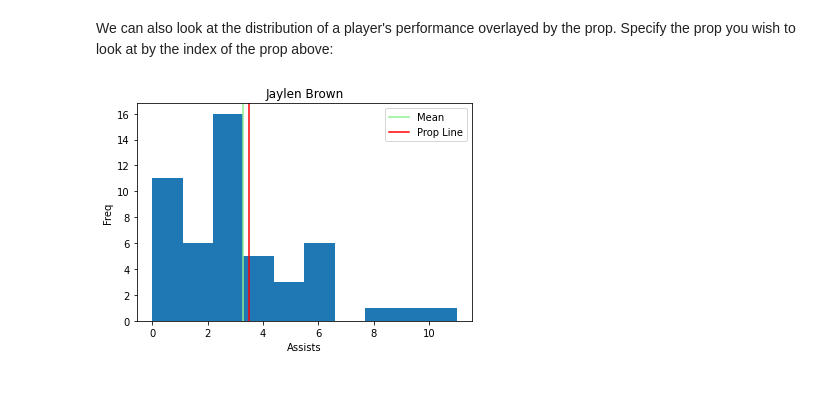
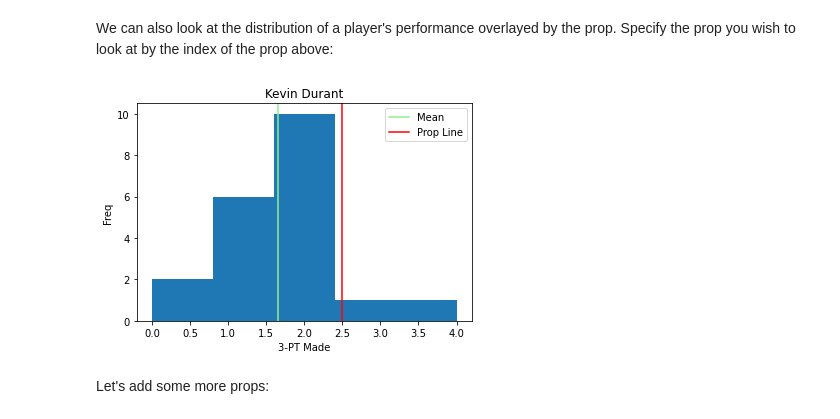
Before and after one commit to camneese/basketball, a Jupyter notebook: Analysis Tutorial.ipynb, the cells around one changed output. Saved outputs shown, nothing was run; the diff lists cells and outputs as text; code cells hidden in the pictures; blank space fills up the shorter version.

```diff
--- a/Analysis Tutorial.ipynb
+++ b/Analysis Tutorial.ipynb
@@ -126,6 +126,8 @@ props.display_props()
 # %% [markdown]
 We can also look at the distribution of a player's performance overlayed by the prop. Specify the prop you wish to look at by the index of the prop above:
 # %%
-props.histogram(0)
+props.histogram(1)
 # %% [output]
-[figure, old version]
+[figure, new version]
+# %% [markdown]
+Let's add some more props:
```
Also changed, not shown: parts of 6 cells of this notebook, 1 other file.
